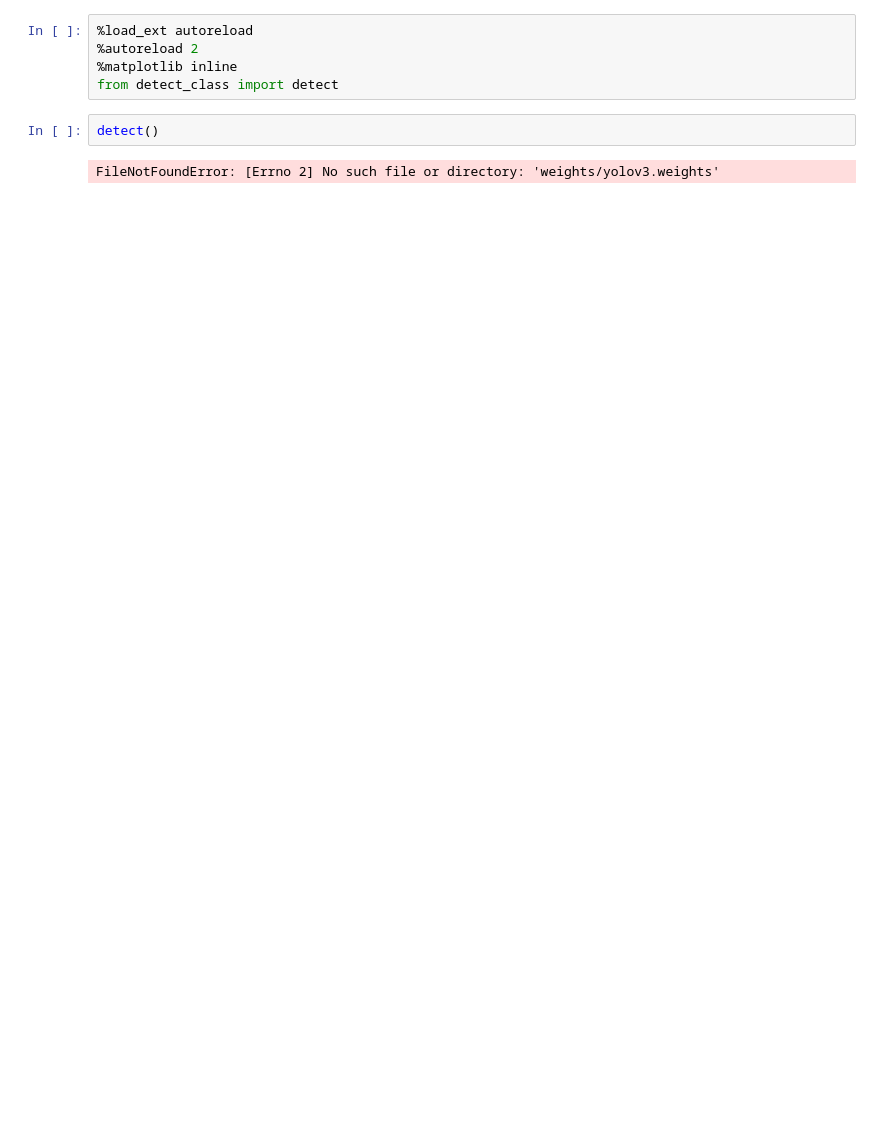
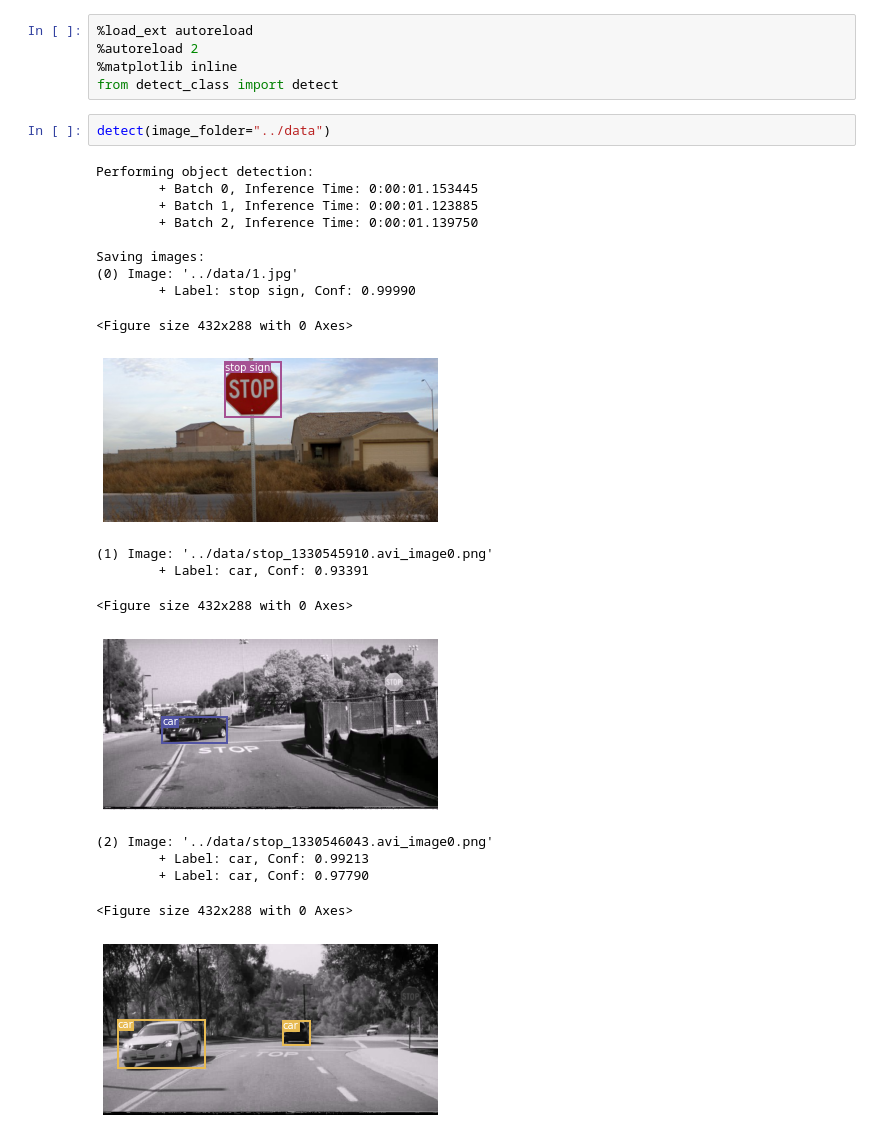
Before and after one commit to simonfong6/action-detection, a Jupyter notebook: YOLOv3/Test Detector.ipynb, the cells around one changed output. Saved outputs shown, nothing was run; the diff lists cells and outputs as text; blank space fills up the shorter version.

```diff
--- a/YOLOv3/Test Detector.ipynb
+++ b/YOLOv3/Test Detector.ipynb
@@ -4,6 +4,24 @@
 %matplotlib inline
 from detect_class import detect
 # %%
-detect()
+detect(image_folder="../data")
 # %% [output]
-FileNotFoundError: [Errno 2] No such file or directory: 'weights/yolov3.weights'
+Performing object detection:
+        + Batch 0, Inference Time: 0:00:01.153445
+        + Batch 1, Inference Time: 0:00:01.123885
+        + Batch 2, Inference Time: 0:00:01.139750
+
+Saving images:
+(0) Image: '../data/1.jpg'
+        + Label: stop sign, Conf: 0.99990
+<Figure size 432x288 with 0 Axes>
+[figure, added]
+(1) Image: '../data/stop_1330545910.avi_image0.png'
+        + Label: car, Conf: 0.93391
+<Figure size 432x288 with 0 Axes>
+[figure, added]
+(2) Image: '../data/stop_1330546043.avi_image0.png'
+        + Label: car, Conf: 0.99213
+        + Label: car, Conf: 0.97790
+<Figure size 432x288 with 0 Axes>
+[figure, added]
```
Also changed, not shown: 3 other files.
